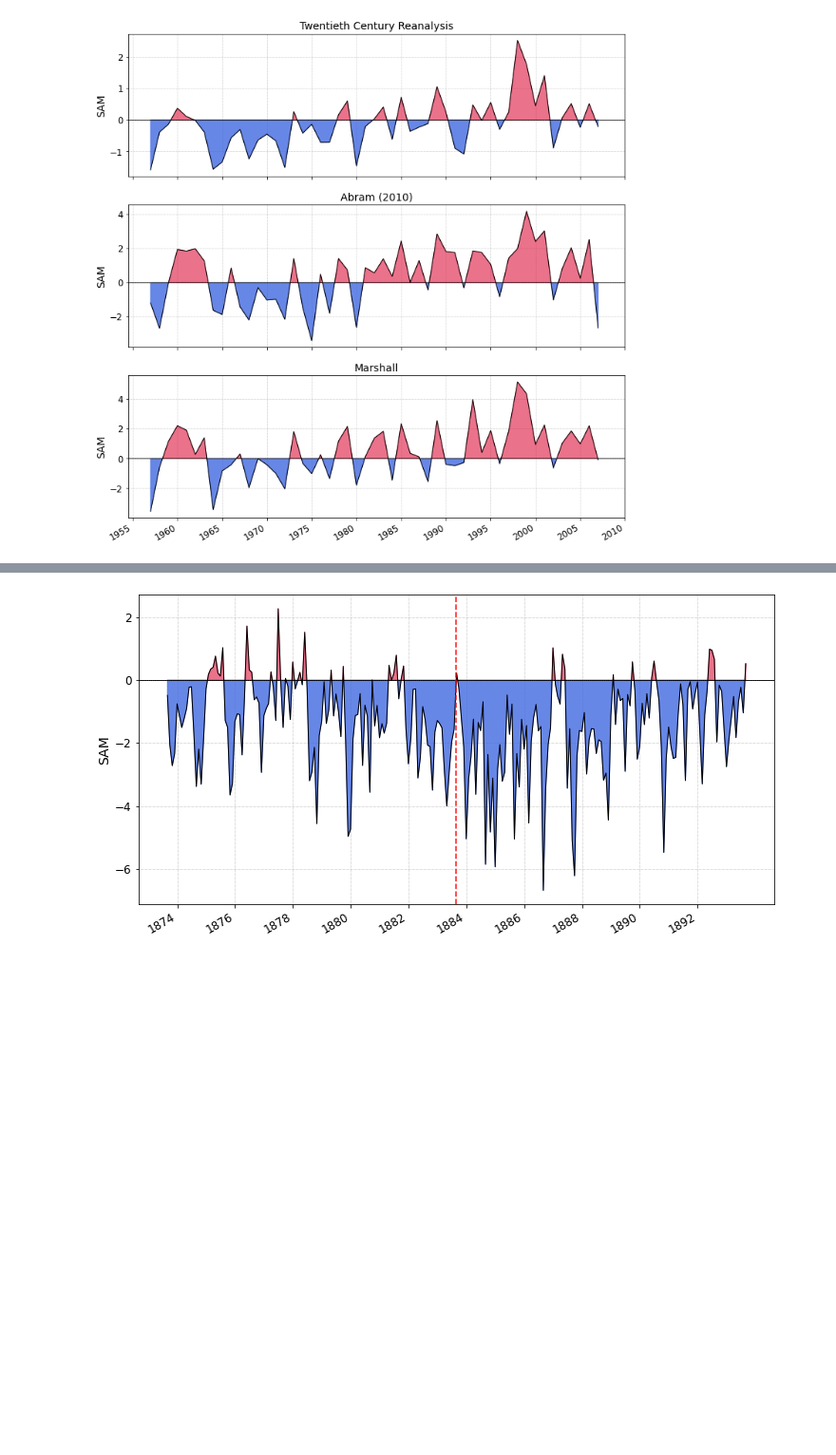
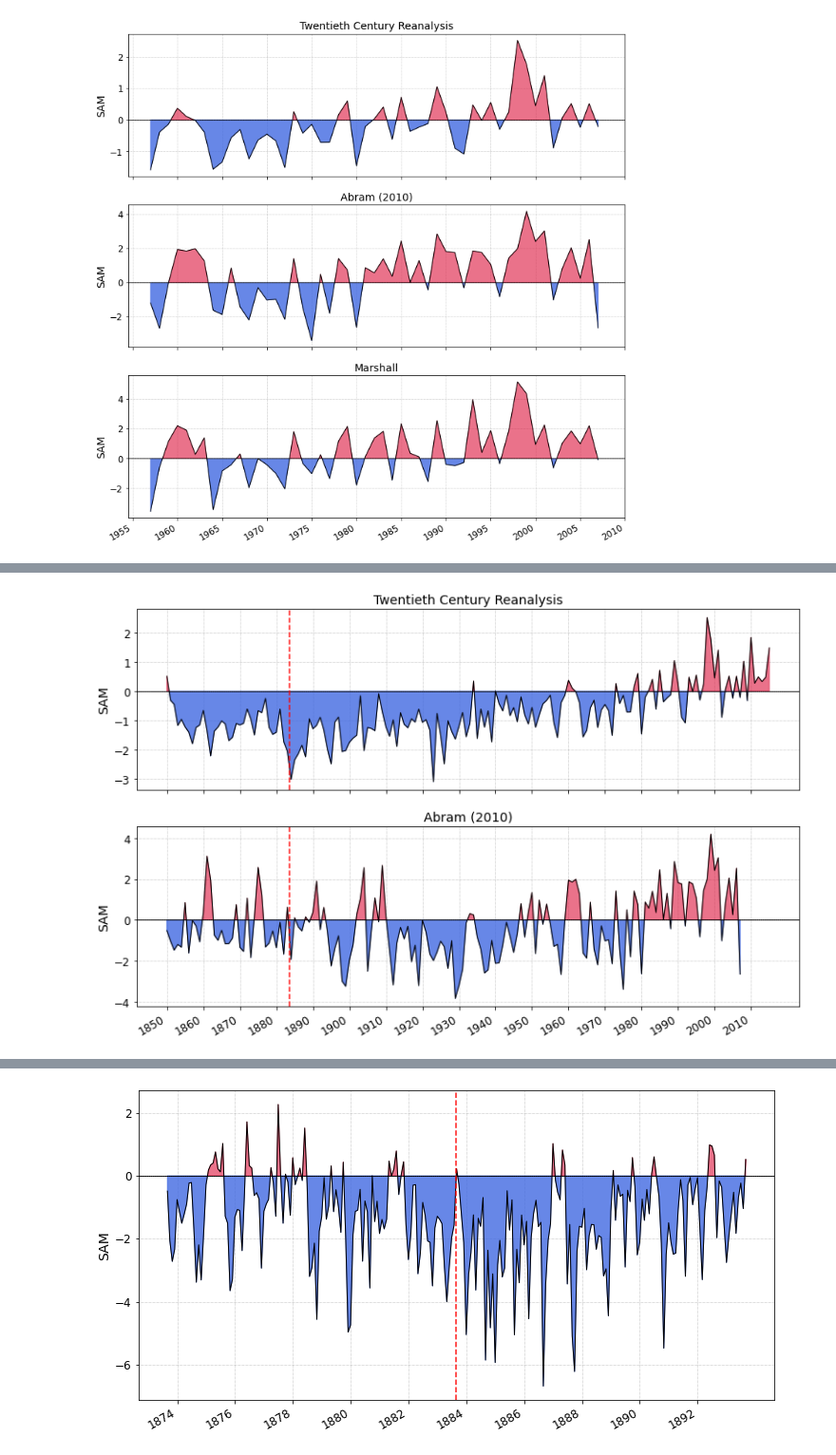
Before and after one commit to kbongi/reanalysis, a Jupyter notebook: R_SAM_plots_2021.08.17.ipynb, the cells around one changed output, grey strips where cells are left out. Shown at 95% size. Cells and saved outputs as stored; diff of their text form; code cells hidden in the pictures; blank space fills up the shorter version.

```diff
--- a/R_SAM_plots_2021.08.17.ipynb
+++ b/R_SAM_plots_2021.08.17.ipynb
@@ -164 +164,23 @@ plt.savefig('R_timeseries_year_SAM_abram+20CR.png', dpi=300, bbox_inches='tight'
+# %%
+fig, axes = plt.subplots(2, 1, sharex=True, figsize=(13,8))
+
+start_date, end_date = '1850','2015'
+ds = R_SAM.prmsl.sel(time=slice(start_date, end_date)).resample(time='YS').mean(dim='time')
+fplot.SAM_plot(ds, ax = axes[0], e_date=e_date)
+
+ds1 = SAM_abram.SAM_Index.sel(time=slice(start_date, end_date))
+fplot.SAM_plot(ds1, ax = axes[1], e_date=e_date)
+
+#set the frequency of the xticks
+years = pd.date_range(pd.to_datetime(start_date), pd.to_datetime(end_date), freq='10YS')
+axes[0].set_xticks(years.values)
+axes[0].set_xticklabels(years.year) # .year shows only the year (not month)
+
+# set axis titles
+axes[0].set(title = 'Twentieth Century Reanalysis')
+axes[1].set(title = 'Abram (2010)')
+
+plt.savefig('R_timeseries_year_SAM_abram+20CR_1850-2015.png', dpi=300, bbox_inches='tight')
+# %% [output]
+[figure, added]
 # %%
```
Also changed, not shown: parts of 4 cells of this notebook.
